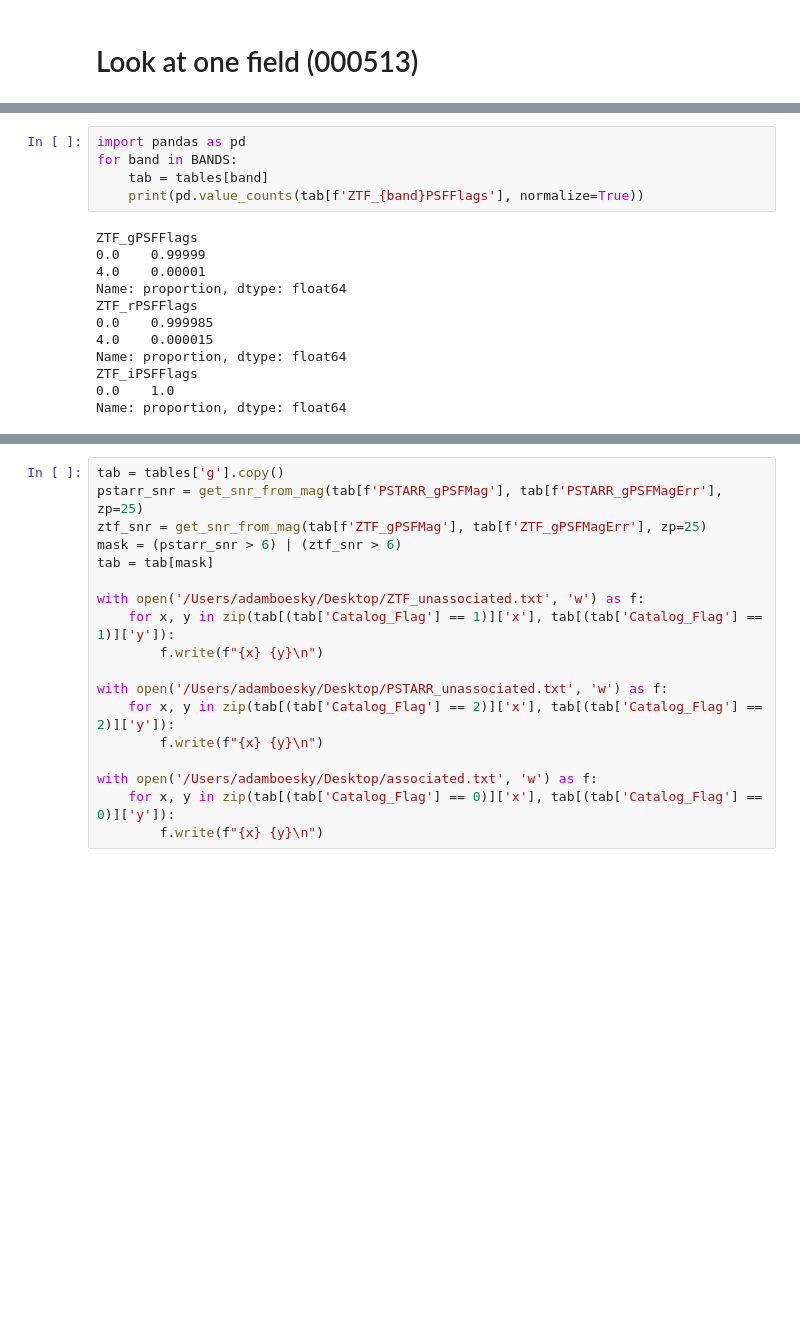
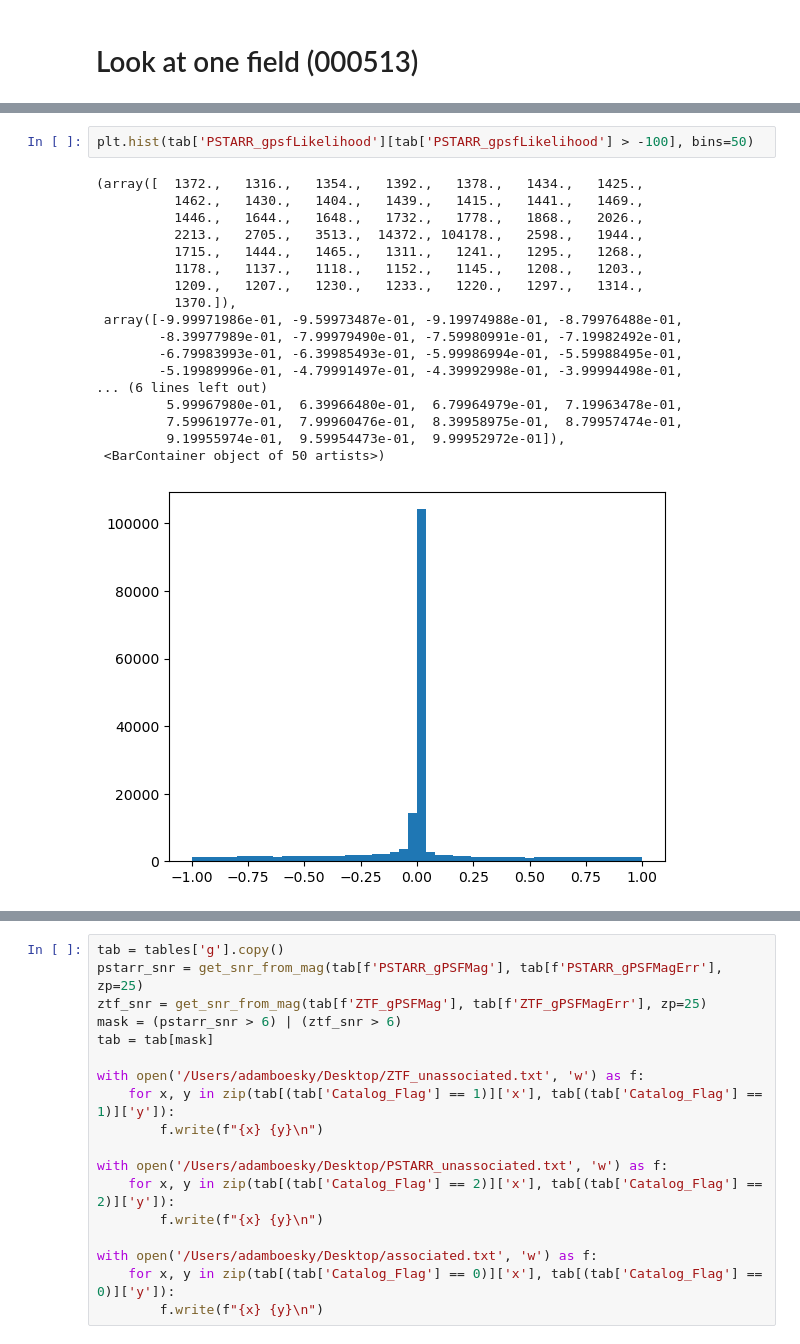
Before and after one commit to Adam-Boesky/long_transients, a Jupyter notebook: detect_transients.ipynb, the cells around one changed output, grey strips where cells are left out. Drawn from its saved outputs; the diff is of its cells as text; blank space fills up the shorter version.

```diff
--- a/detect_transients.ipynb
+++ b/detect_transients.ipynb
@@ -176,20 +183,24 @@ plt.show()
-# %%
-import pandas as pd
-for band in BANDS:
-    tab = tables[band]
-    print(pd.value_counts(tab[f'ZTF_{band}PSFFlags'], normalize=True))
-# %% [output]
-ZTF_gPSFFlags
-0.0    0.99999
-4.0    0.00001
-Name: proportion, dtype: float64
-ZTF_rPSFFlags
-0.0    0.999985
-4.0    0.000015
-Name: proportion, dtype: float64
-ZTF_iPSFFlags
-0.0    1.0
-Name: proportion, dtype: float64
+# %%
+plt.hist(tab['PSTARR_gpsfLikelihood'][tab['PSTARR_gpsfLikelihood'] > -100], bins=50)
+# %% [output]
+(array([  1372.,   1316.,   1354.,   1392.,   1378.,   1434.,   1425.,
+          1462.,   1430.,   1404.,   1439.,   1415.,   1441.,   1469.,
+          1446.,   1644.,   1648.,   1732.,   1778.,   1868.,   2026.,
+          2213.,   2705.,   3513.,  14372., 104178.,   2598.,   1944.,
+          1715.,   1444.,   1465.,   1311.,   1241.,   1295.,   1268.,
+          1178.,   1137.,   1118.,   1152.,   1145.,   1208.,   1203.,
+          1209.,   1207.,   1230.,   1233.,   1220.,   1297.,   1314.,
+          1370.]),
+ array([-9.99971986e-01, -9.59973487e-01, -9.19974988e-01, -8.79976488e-01,
+        -8.39977989e-01, -7.99979490e-01, -7.59980991e-01, -7.19982492e-01,
+        -6.79983993e-01, -6.39985493e-01, -5.99986994e-01, -5.59988495e-01,
+        -5.19989996e-01, -4.79991497e-01, -4.39992998e-01, -3.99994498e-01,
+... (6 lines left out)
+         5.99967980e-01,  6.39966480e-01,  6.79964979e-01,  7.19963478e-01,
+         7.59961977e-01,  7.99960476e-01,  8.39958975e-01,  8.79957474e-01,
+         9.19955974e-01,  9.59954473e-01,  9.99952972e-01]),
+ <BarContainer object of 50 artists>)
+[figure, added]
 # %%
 fig, axes = plt.subplots(1, 3, figsize=(17, 5), sharey=True)
 
```
Also changed, not shown: parts of 26 cells of this notebook, 8 other files.
